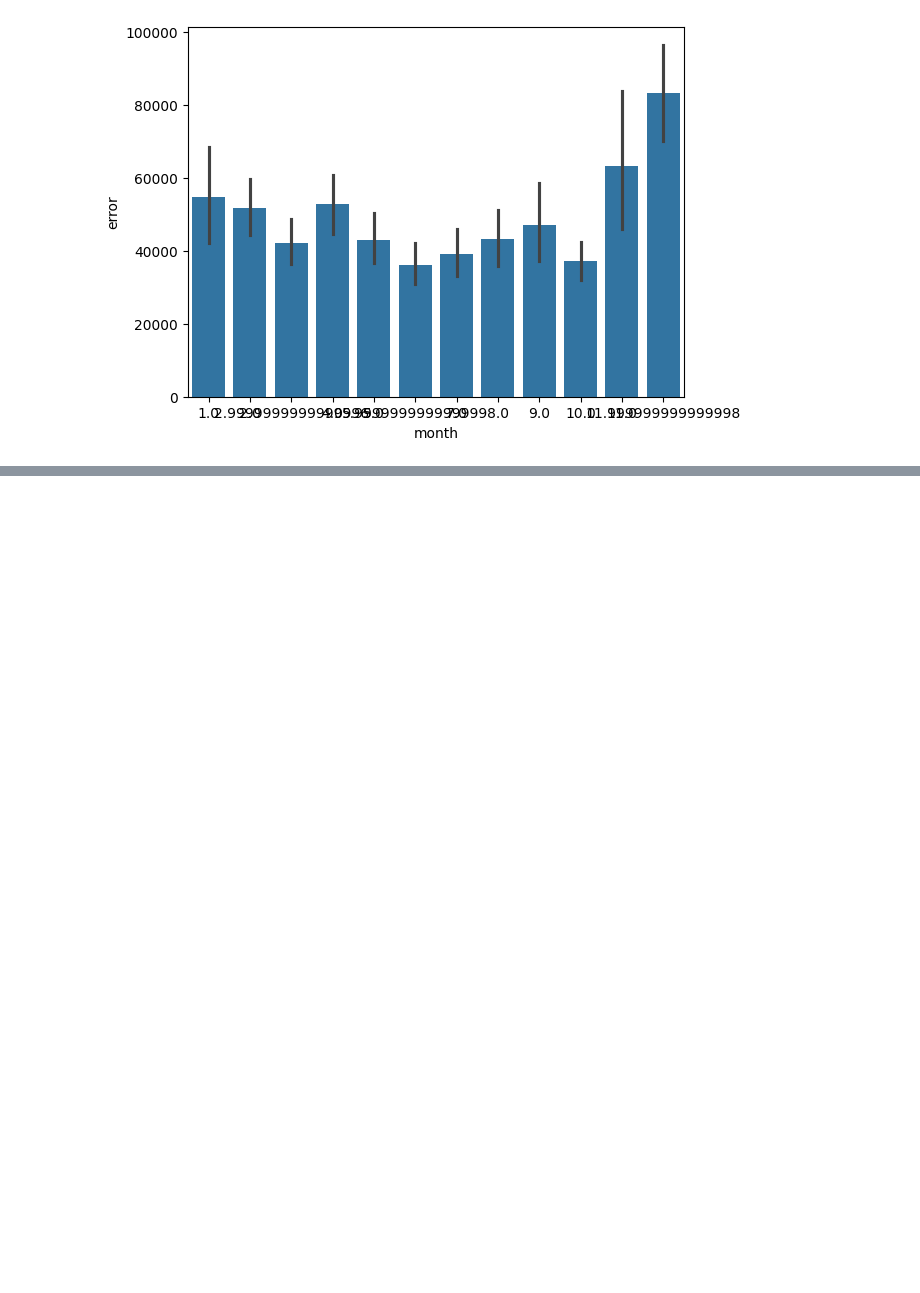
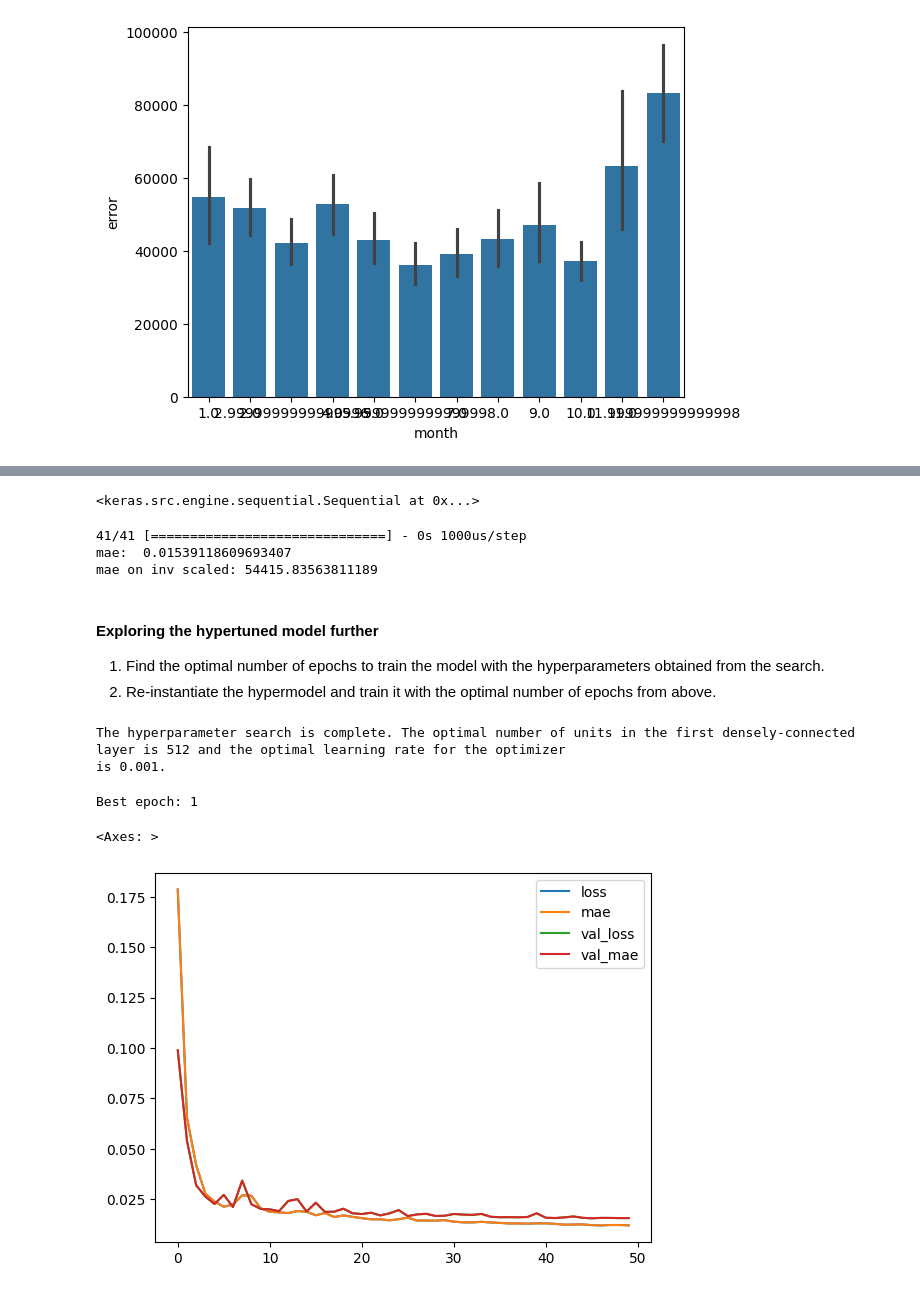
Before and after one commit to Kakackle/ml_zoo, a Jupyter notebook: dirty_notebooks/walmart_sales_NN_better.ipynb, the cells around one changed output, grey strips where cells are left out. Cells and saved outputs as stored; diff of their text form; code cells hidden in the pictures; blank space fills up the shorter version.

```diff
--- a/dirty_notebooks/walmart_sales_NN_better.ipynb
+++ b/dirty_notebooks/walmart_sales_NN_better.ipynb
@@ -326,0 +515,6 @@ fig = sns.barplot(data=X_test_rescaled, x='month', y='error')
+# %%
+tuner = RandomSearch(
+    build_model,
+    objective='val_loss',
+    max_trials = 20
+)
@@ -326,0 +541,51 @@ fig = sns.barplot(data=X_test_rescaled, x='month', y='error')
+# %%
+best_model
+# %% [output]
+<keras.src.engine.sequential.Sequential at 0x...>
+# %%
+# predictions, unscaling etc
+y_pred = best_model.predict(X_test)
+mae = mean_absolute_error(y_test, y_pred)
+mae_inv = mean_absolute_error(scaler_y.inverse_transform(y_test), scaler_y.inverse_transform(y_pred))
+print('mae: ', mae)
+print('mae on inv scaled:', mae_inv)
+# %% [output]
+41/41 [==============================] - 0s 1000us/step
+mae:  0.01539118609693407
+mae on inv scaled: 54415.83563811189
+# %% [markdown]
+#### Exploring the hypertuned model further
+1. Find the optimal number of epochs to train the model with the hyperparameters obtained from the search.
+2. Re-instantiate the hypermodel and train it with the optimal number of epochs from above.
+# %%
+# Get the optimal hyperparameters
+best_hps=tuner.get_best_hyperparameters(num_trials=1)[0]
+
+print(f"""
+The hyperparameter search is complete. The optimal number of units in the first densely-connected
+layer is {best_hps.get('units')} and the optimal learning rate for the optimizer
+is {best_hps.get('learning_rate')}.
+""")
+# %% [output]
+The hyperparameter search is complete. The optimal number of units in the first densely-connected
+layer is 512 and the optimal learning rate for the optimizer
+is 0.001.
+# %%
+# Build the model with the optimal hyperparameters and train it on the data for 50 epochs
+best_model_2 = tuner.hypermodel.build(best_hps)
+history = best_model_2.fit(X_train, y_train,
+             epochs=50,
+             batch_size = 256,
+             verbose = False,
+             validation_data=(X_test, y_test))
+
+val_loss_per_epoch = history.history['val_loss']
+best_epoch = val_loss_per_epoch.index(max(val_loss_per_epoch)) + 1
+print('Best epoch: %d' % (best_epoch,))
+# %% [output]
+Best epoch: 1
+# %%
+pd.DataFrame(history.history).plot()
+# %% [output]
+<Axes: >
+[figure, added]
```
Also changed, not shown: parts of 30 cells of this notebook, 51 other files.
